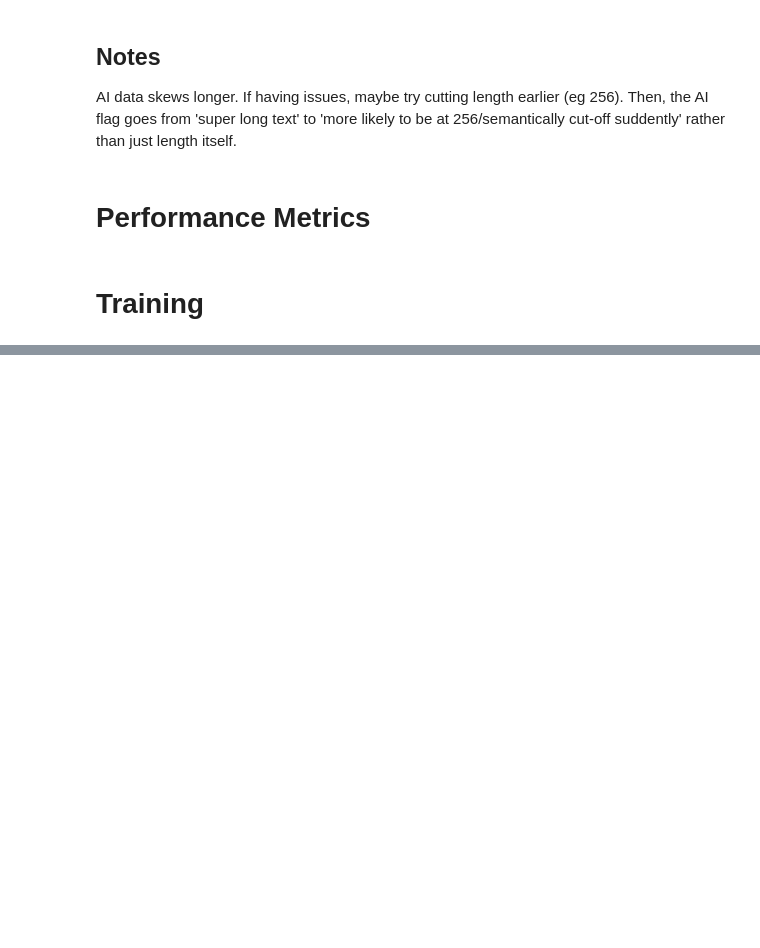
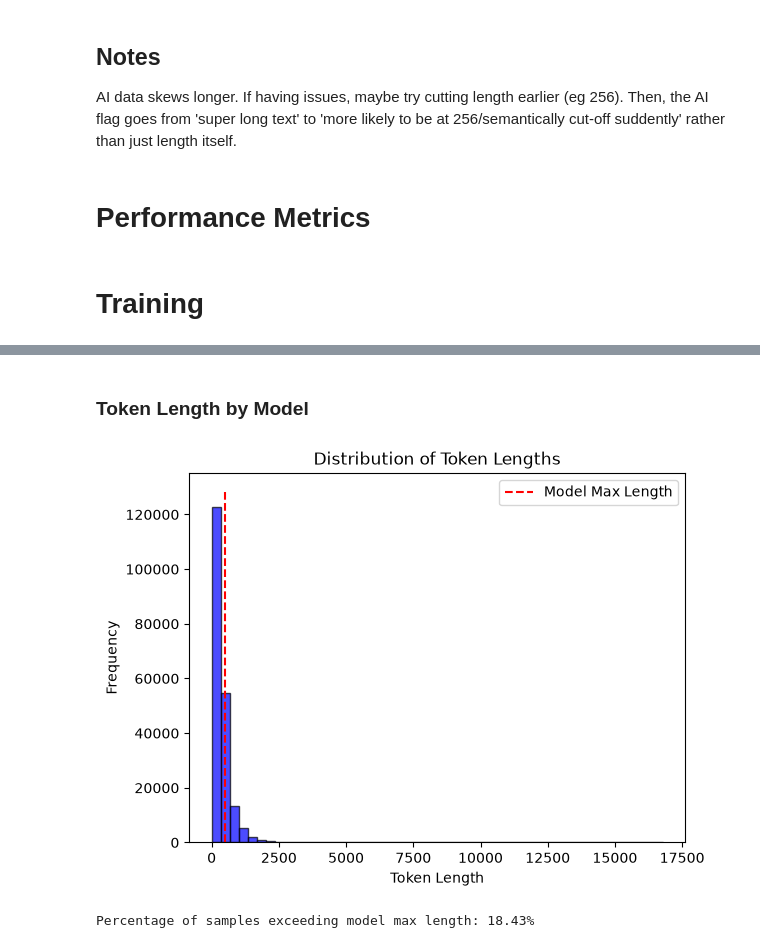
Before and after one commit to lucykappai/margnap, a Jupyter notebook: notebook.ipynb, the cells around one changed output, grey strips where cells are left out. Drawn from its saved outputs; the diff is of its cells as text; code cells hidden in the pictures; blank space fills up the shorter version.

```diff
--- a/notebook.ipynb
+++ b/notebook.ipynb
@@ -323,0 +416,39 @@ TrainOutput(global_step=3125, training_loss=0.025633332958221434, metrics={'trai
+# %%
+tokenizer = AutoTokenizer.from_pretrained("distilbert/distilbert-base-uncased")
+
+def preprocess_function(examples):
+    tokenized = tokenizer(examples["text"], truncation=False)
+    return {"token_length": [len(ids) for ids in tokenized["input_ids"]]}
+
+tokenized_dataset = new_dataset.map(preprocess_function, batched=True)
+# %%
+def token_length_analysis(tokenized_dataset, filter_model=None, filter_label=None, log=False):
+    if filter_model is not None:
+        tokenized_dataset = tokenized_dataset.filter(lambda x: x['generator_model'] == filter_model)
+    if filter_label is not None:
+        tokenized_dataset = tokenized_dataset.filter(lambda x: x['label'] == filter_label)
+
+    lengths = tokenized_dataset['train'].select_columns(['token_length']).to_pandas()
+
+    plt.hist(lengths['token_length'], bins=50, alpha=0.7, color='blue', edgecolor='black')
+    plt.vlines([tokenizer.model_max_length], ymin=0, ymax=plt.ylim()[1], colors='r', linestyles='dashed', label='Model Max Length')
+
+    if log:
+        plt.yscale('log')
+
+    plt.xlabel('Token Length')
+    plt.ylabel('Frequency')
+
+    plt.title('Distribution of Token Lengths')
+
+    plt.legend()
+    plt.show()
+
+    print(f"Percentage of samples exceeding model max length: {(lengths['token_length'] > tokenizer.model_max_length).mean() * 100:.2f}%")
+# %% [markdown]
+### Token Length by Model
+# %%
+token_length_analysis(tokenized_dataset)
+# %% [output]
+[figure, added]
+Percentage of samples exceeding model max length: 18.43%
```
Also changed, not shown: parts of 50 cells of this notebook, 1 other file.
